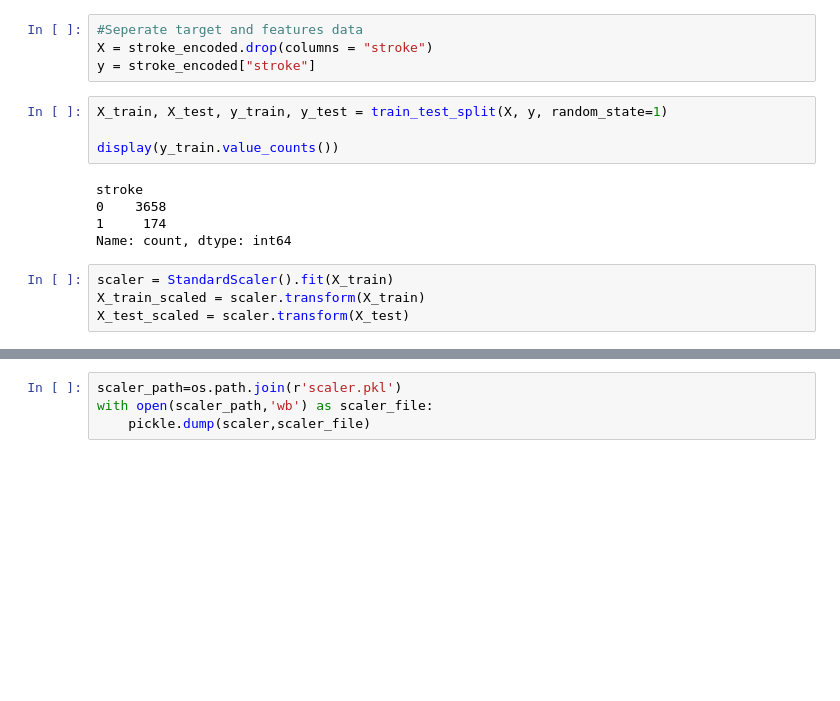
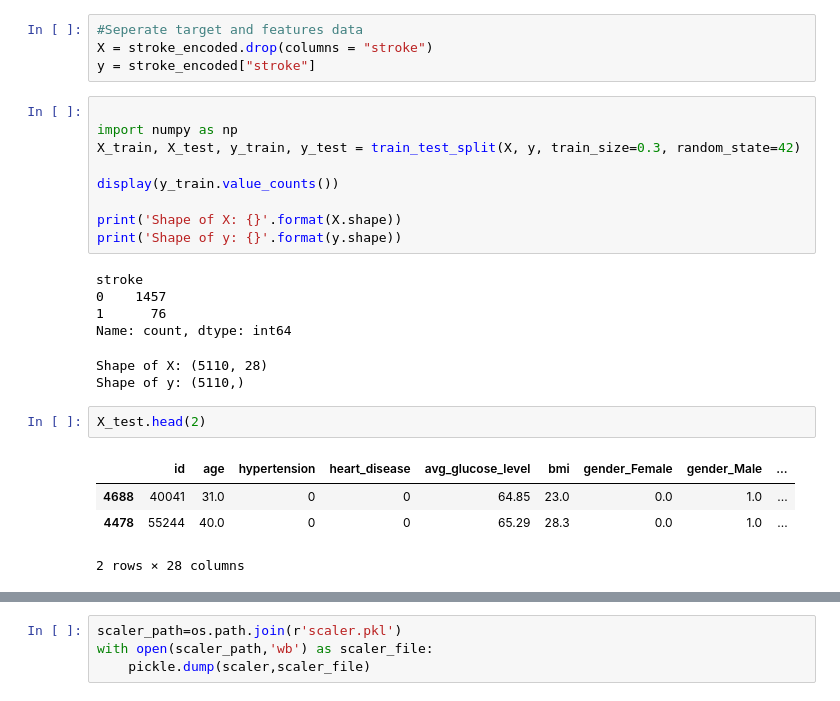
Before and after one commit to aishwaryakarki001/Stroke-Risk-Predictive-Analysis, a Jupyter notebook: stroke-risk-predictive-analysis.ipynb, the cells around one changed output, grey strips where cells are left out. Saved outputs shown, nothing was run; the diff lists cells and outputs as text; blank space fills up the shorter version.

```diff
--- a/stroke-risk-predictive-analysis.ipynb
+++ b/stroke-risk-predictive-analysis.ipynb
@@ -399,16 +424,26 @@ Split the Data
 #Seperate target and features data
 X = stroke_encoded.drop(columns = "stroke")
 y = stroke_encoded["stroke"]
-# %%
-X_train, X_test, y_train, y_test = train_test_split(X, y, random_state=1)
-
-display(y_train.value_counts())
-# %% [output]
-stroke
-0    3658
-1     174
-Name: count, dtype: int64
-# %%
-scaler = StandardScaler().fit(X_train)
-X_train_scaled = scaler.transform(X_train)
-X_test_scaled = scaler.transform(X_test)
+# %%
+
+import numpy as np
+X_train, X_test, y_train, y_test = train_test_split(X, y, train_size=0.3, random_state=42)
+
+display(y_train.value_counts())
+
+print('Shape of X: {}'.format(X.shape))
+print('Shape of y: {}'.format(y.shape))
+# %% [output]
+stroke
+0    1457
+1      76
+Name: count, dtype: int64
+Shape of X: (5110, 28)
+Shape of y: (5110,)
+# %%
+X_test.head(2)
+# %% [output]
+|  | id | age | hypertension | heart_disease | avg_glucose_level | bmi | gender_Female | gender_Male | ... |
+| 4688 | 40041 | 31.0 | 0 | 0 | 64.85 | 23.0 | 0.0 | 1.0 | ... |
+| 4478 | 55244 | 40.0 | 0 | 0 | 65.29 | 28.3 | 0.0 | 1.0 | ... |
+2 rows × 28 columns
```
Also changed, not shown: parts of 30 cells of this notebook, 5 other files.
